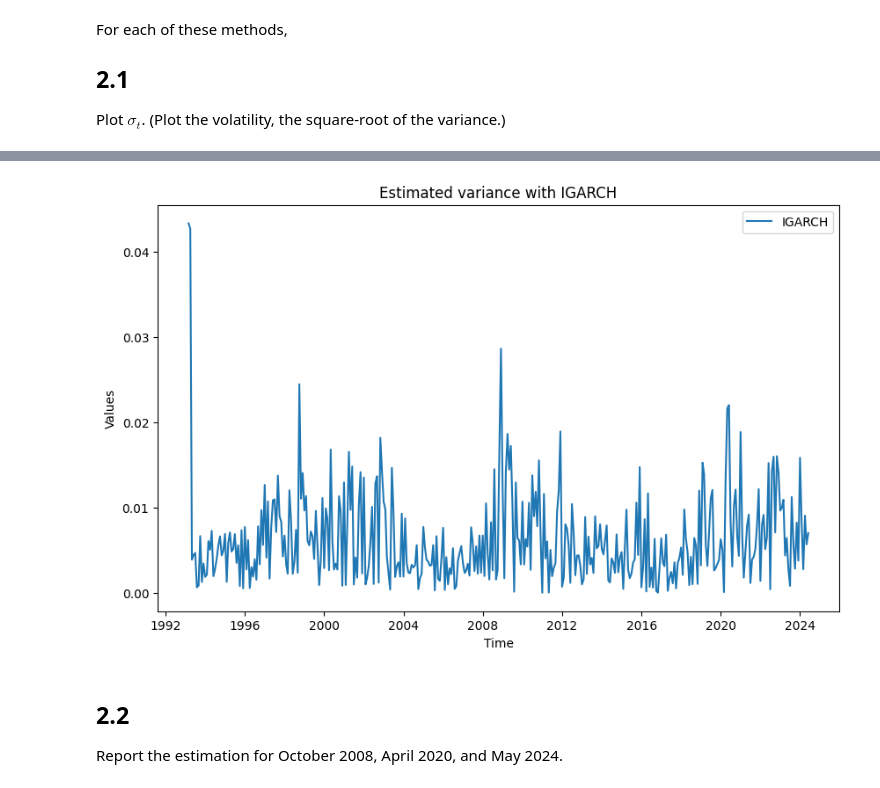
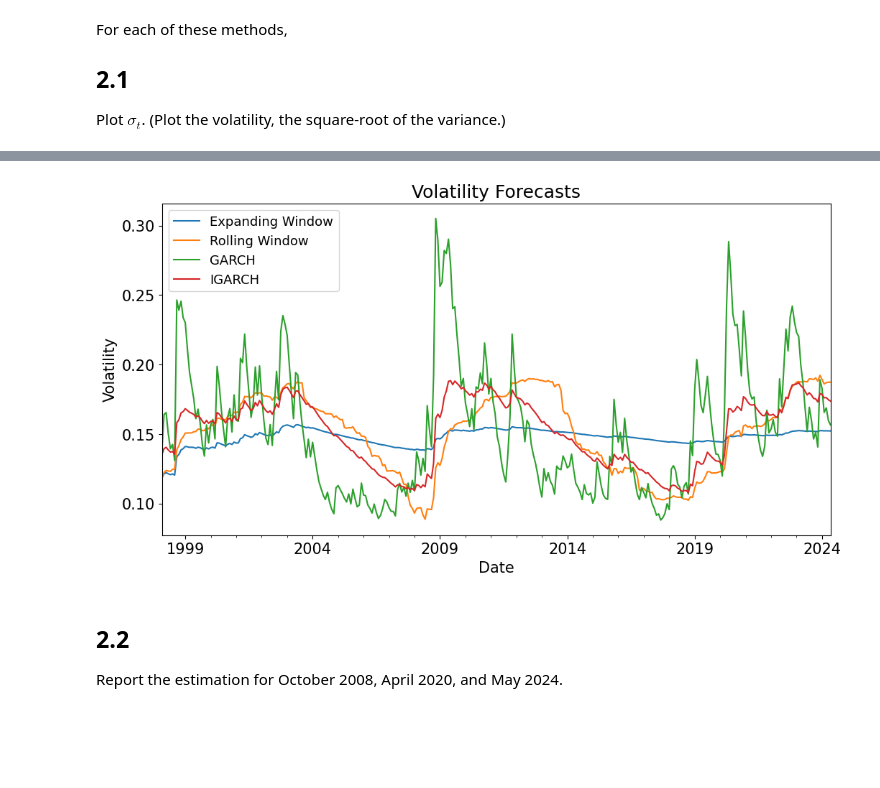
Before and after one commit to ArturoCharleston/finm-data-analysis-2024, a Jupyter notebook: homework/Homework 2 - Timeseries_arturo.ipynb, the cells around one changed output, grey strips where cells are left out. Saved outputs shown, nothing was run; the diff lists cells and outputs as text; code cells hidden in the pictures; blank space fills up the shorter version.

```diff
--- a/homework/Homework 2 - Timeseries_arturo.ipynb
+++ b/homework/Homework 2 - Timeseries_arturo.ipynb
@@ -291,5 +291,9 @@ Use $m=60$, and begin the calculation at the $t=61$, (so that the calculation ha
 # %%
-sp500['rolling_variance'] = sp500[['SPY']].rolling(60).var()
+### Expanding Window
+var = (spy**2).shift(1).expanding().mean().rename(columns={'SPY':'Expanding Window'})
+
+### Rolling Window
+var['Rolling Window'] = (spy**2).shift(1).rolling(60).mean()
 # %% [markdown]
 ### IGARCH
 (famously used in *JP Morgan's Risk Metrics*)
@@ -404,13 +426,14 @@ plt.show()
-# %%
-plt.figure(figsize=(10, 6))
-plt.plot(np.sqrt(sp500['igarch_variance']), label='IGARCH')
-plt.xlabel('Time')
-plt.ylabel('Values')
-plt.title('Estimated variance with IGARCH')
-plt.legend()
-plt.show()
-# %% [output]
-[figure, removed]
+# %%
+### Convert variance to volatility
+vol = (var * FREQ)**.5
+
+vol.plot()
+plt.title('Volatility Forecasts')
+plt.ylabel('Volatility')
+
+plt.show()
+# %% [output]
+[figure, added]
 # %% [markdown]
 
 
```
Also changed, not shown: parts of 21 cells of this notebook.
